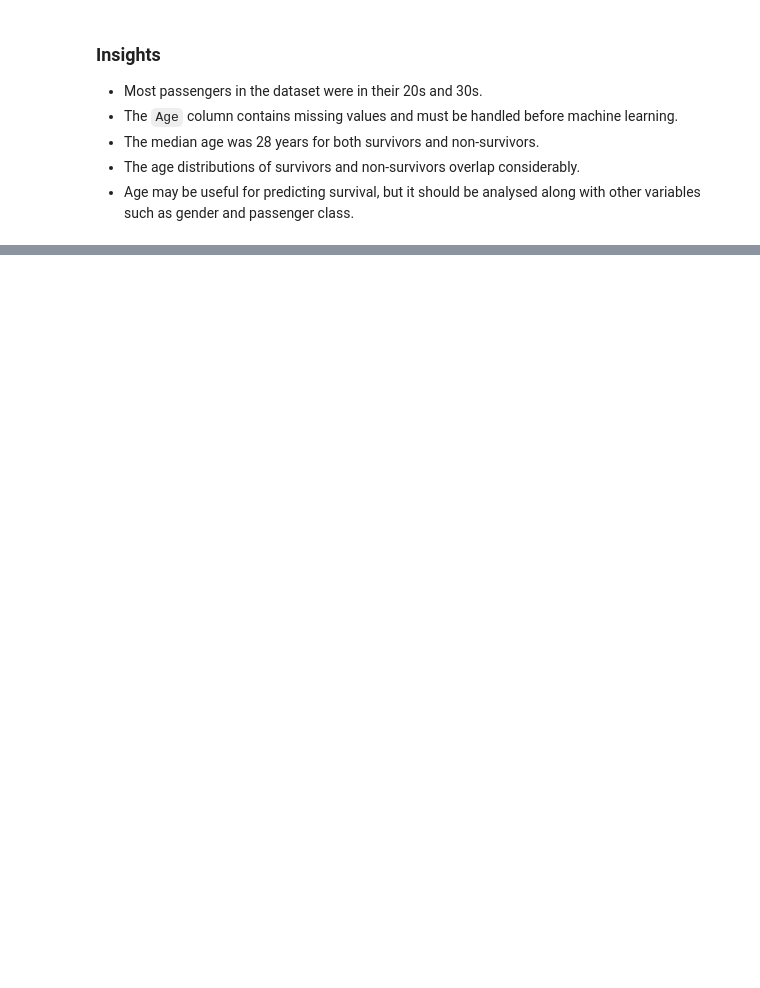
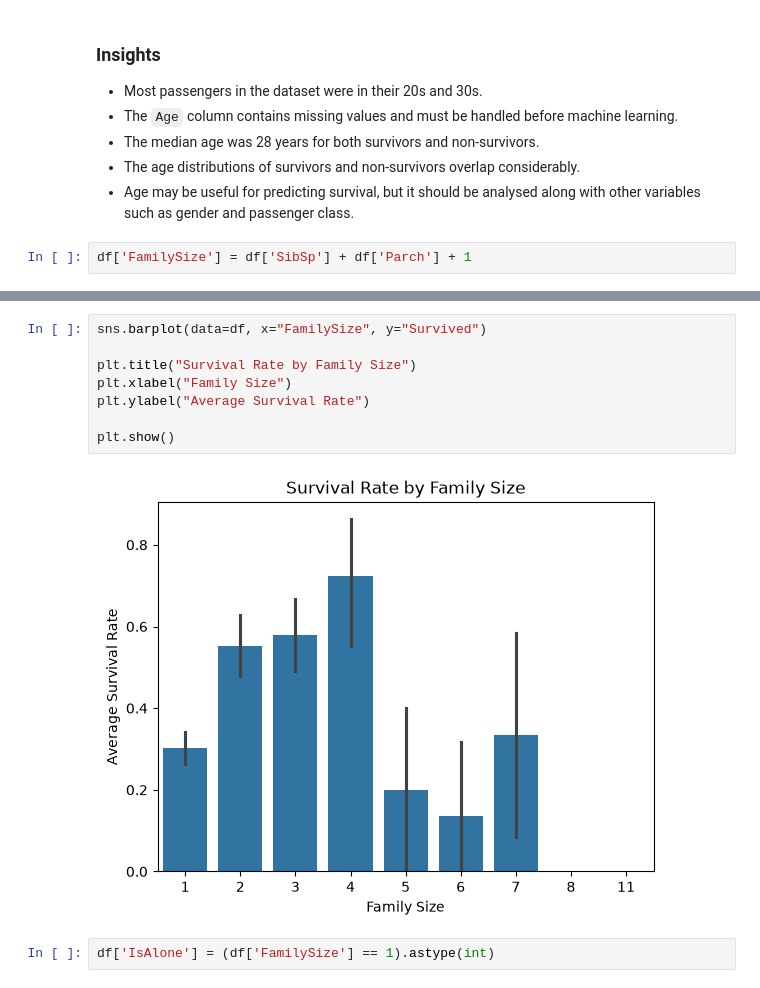
Before and after one commit to Dvnsh-coder/data-science-practice, a Jupyter notebook: Titanic/titanic_eda.ipynb, the cells around one changed output, grey strips where cells are left out. Cells and saved outputs as stored; diff of their text form; blank space fills up the shorter version.

Commit message:
Create family size features and analyze survival

```diff
--- a/Titanic/titanic_eda.ipynb
+++ b/Titanic/titanic_eda.ipynb
@@ -416,3 +411,5 @@ Name: Age, dtype: float64
 - The median age was 28 years for both survivors and non-survivors.
 - The age distributions of survivors and non-survivors overlap considerably.
 - Age may be useful for predicting survival, but it should be analysed along with other variables such as gender and passenger class.
+# %%
+df['FamilySize'] = df['SibSp'] + df['Parch'] + 1
@@ -418,0 +461,12 @@ Name: Age, dtype: float64
+# %%
+sns.barplot(data=df, x="FamilySize", y="Survived")
+
+plt.title("Survival Rate by Family Size")
+plt.xlabel("Family Size")
+plt.ylabel("Average Survival Rate")
+
+plt.show()
+# %% [output]
+[figure, added]
+# %%
+df['IsAlone'] = (df['FamilySize'] == 1).astype(int)
```
Also changed, not shown: parts of 12 cells of this notebook.
